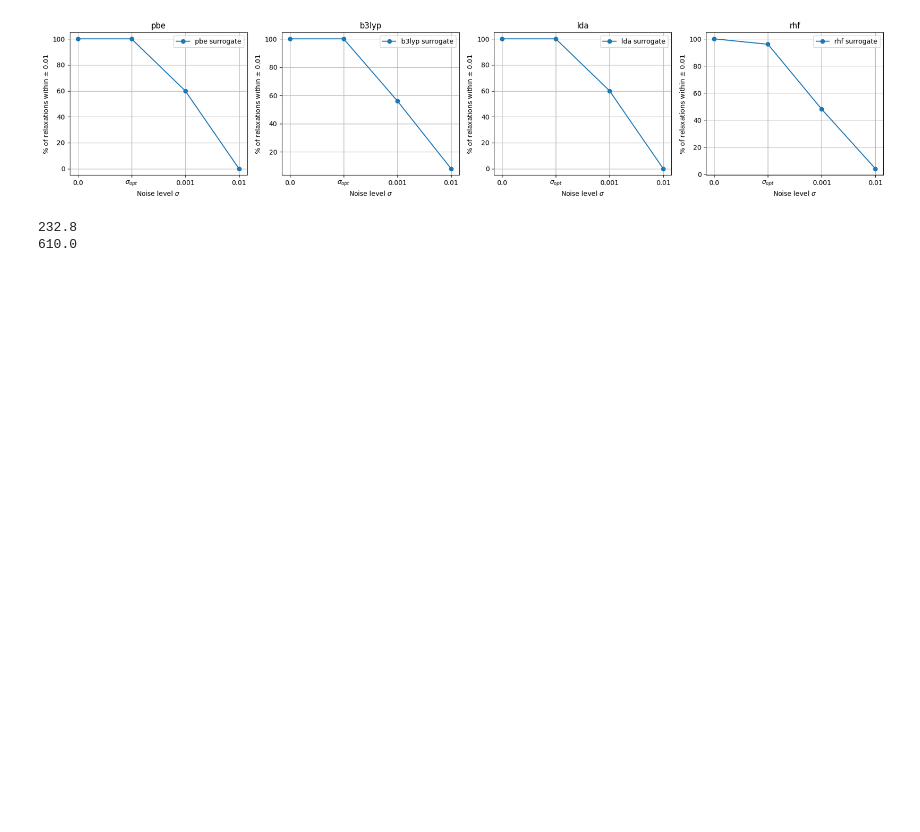
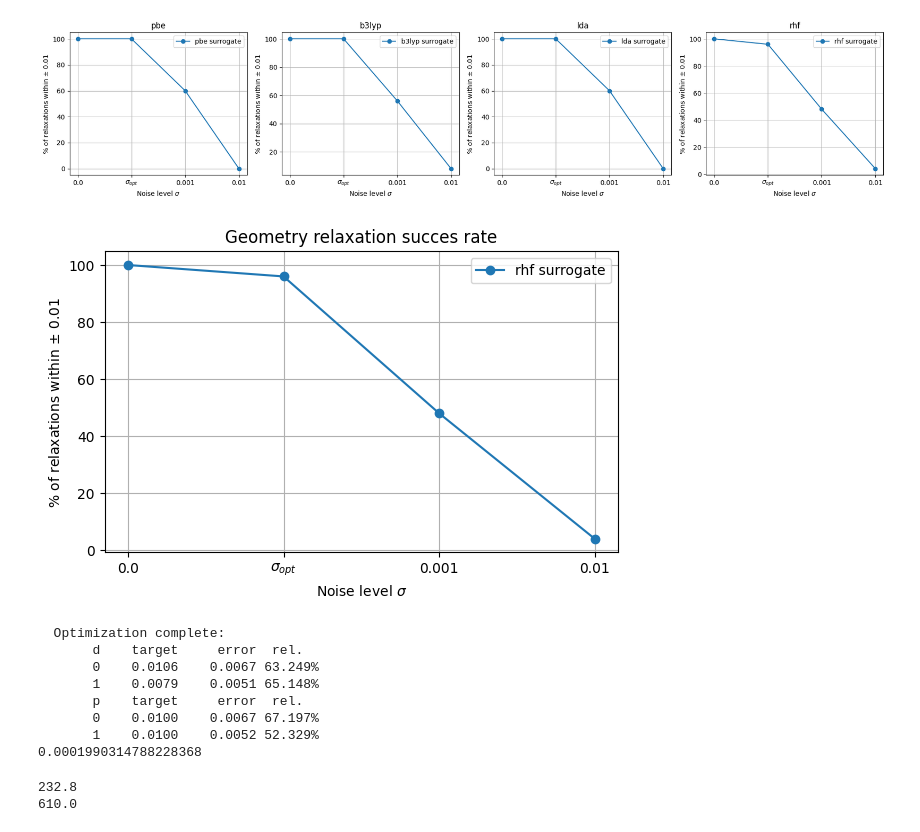
Before and after one commit to Nilsudene/h2o_natural, a Jupyter notebook: test.ipynb, the cells around one changed output. Cells and saved outputs as stored; diff of their text form; code cells hidden in the pictures; blank space fills up the shorter version.

```diff
--- a/test.ipynb
+++ b/test.ipynb
@@ -60,6 +62,74 @@ plt.savefig('figures/ls_hist_res.png')
 plt.show()
 # %% [output]
 [figure]
+# %%
+import numpy as np
+import matplotlib.pyplot as plt
+from params import pes_dict
+from run2_surrogate import surrogates
+
+data = np.loadtxt('ls_hist/final_params.txt')
+epsilon_p = [0.01, 0.01]
+runs_per_config = 25
+xc_ls_list = list(pes_dict.keys())
+
+# Original sigmas collection order
+sigmas_collected = [0.0, 0.01, 0.001, r'$\sigma_{opt}$']
+# Desired x-axis label order
+x_labels = [0.0, r'$\sigma_{opt}$', 0.001, 0.01]
+x_positions = range(len(x_labels))
+
+# --- Only take the last surrogate ---
+xc_srg = xc_ls_list[-1]
+
+fig, ax = plt.subplots(figsize=(6, 4))
+
+i = (len(xc_ls_list) - 1) * len(sigmas_collected)  # start index for last surrogate
+ref_params = surrogates['b3lyp'].structure.params
+success_percentages = []
+
+# collect success percentages in collected sigmas order
+for sig in sigmas_collected:
+    runs = data[i*runs_per_config:(i+1)*runs_per_config]
+    par0_res = runs[:, 1]
+    par1_res = runs[:, 2]
+
+    within_bounds = (
+        (np.abs(par0_res - ref_params[0]) <= epsilon_p[0]) &
+        (np.abs(par1_res - ref_params[1]) <= epsilon_p[1])
+    )
+    percent_within = 100 * np.sum(within_bounds) / len(within_bounds)
+    success_percentages.append(percent_within)
+    i += 1
+
+# Reorder percentages to match desired x_labels
+label_to_index = {s: idx for idx, s in enumerate(sigmas_collected)}
+reordered_percentages = [success_percentages[label_to_index[l]] for l in x_labels]
+
+ax.plot(x_positions, reordered_percentages, marker='o', label=f'{xc_srg} surrogate')
+ax.set_xticks(x_positions)
+ax.set_xticklabels(x_labels)
+ax.set_xlabel(r'Noise level $\sigma$')
+ax.set_ylabel(r'% of relaxations within $\pm$ 0.01 ')
+ax.set_title("Geometry relaxation succes rate")
+ax.grid(True)
+ax.legend()
+
+plt.tight_layout()
+plt.savefig('figures/ls_hist_res_last.png')
+plt.show()
+surrogates[xc_srg].optimize(epsilon_p=[0.01,0.01])
+print(min(surrogates[xc_srg].sigma_opt))
+# %% [output]
+[figure, added]
+  Optimization complete:
+       d    target     error  rel.
+       0    0.0106    0.0067 63.249%
+       1    0.0079    0.0051 65.148%
+       p    target     error  rel.
+       0    0.0100    0.0067 67.197%
+       1    0.0100    0.0052 52.329%
+0.0001990314788228368
 # %%
 cobyla = np.mean([2.330000000000000000e+02, 2.570000000000000000e+02,
  2.440000000000000000e+02,
```
Also changed, not shown: parts of 3 cells of this notebook, 45 other files.
